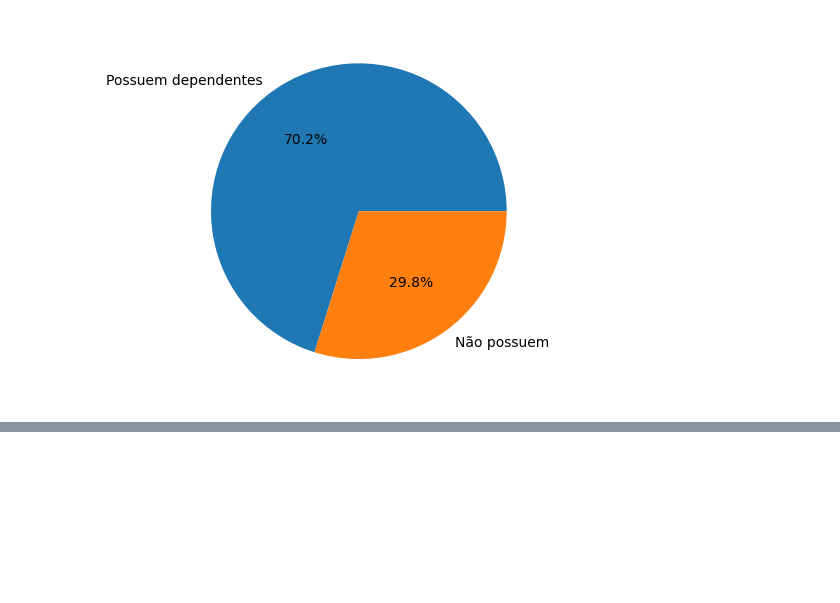
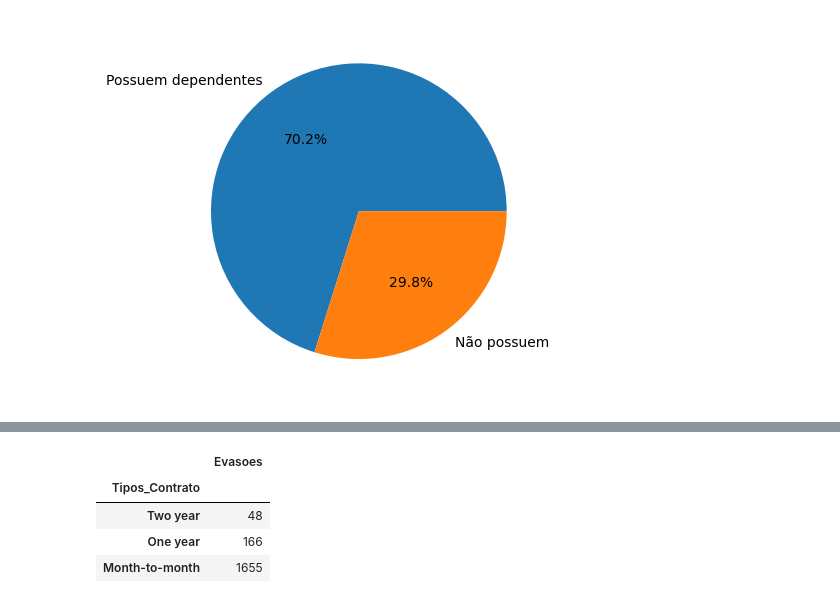
Before and after one commit to Megalonnix/ChallengeTelecomX, a Jupyter notebook: TelecomX_BR2.ipynb, the cells around one changed output, grey strips where cells are left out. Drawn from its saved outputs; the diff is of its cells as text; code cells hidden in the pictures; blank space fills up the shorter version.

```diff
--- a/TelecomX_BR2.ipynb
+++ b/TelecomX_BR2.ipynb
@@ -370,0 +401,9 @@ showPorcentagemGrupo(
+# %%
+df_evasoes = pd.DataFrame(evasoes_por_contrato)
+df_evasoes
+# %% [output]
+|  | Evasoes |
+| Tipos_Contrato |  |
+| Two year | 48 |
+| One year | 166 |
+| Month-to-month | 1655 |
```
Also changed, not shown: parts of 8 cells of this notebook.
